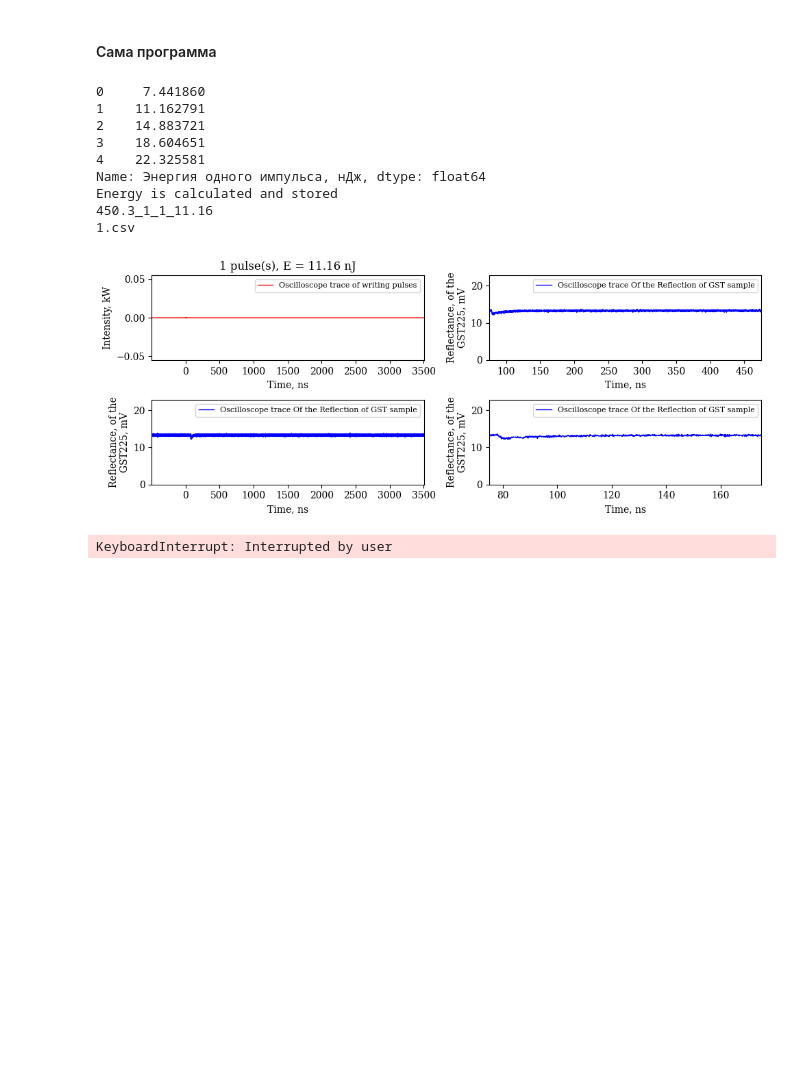
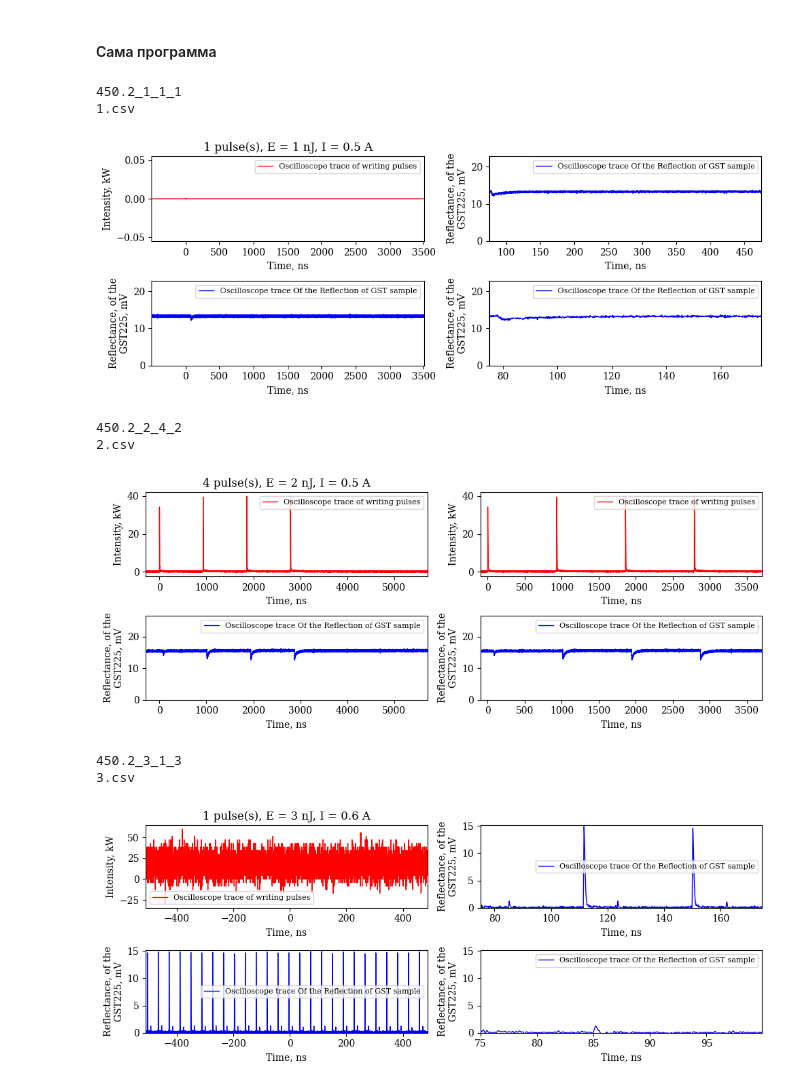
Before and after one commit to VladykaDarkness/Graph-Handler, a Jupyter notebook: graph_handler.ipynb, the cells around one changed output. Saved outputs shown, nothing was run; the diff lists cells and outputs as text; code cells hidden in the pictures; blank space fills up the shorter version.

Commit message:
Add current on graph

```diff
--- a/graph_handler.ipynb
+++ b/graph_handler.ipynb
@@ -13,13 +13,12 @@ from openpyxl.styles import Font
 from openpyxl import load_workbook
 from datetime import datetime
 
-sample = '450.3'
+sample = '450.2'
 file_name = 'parameters/' + sample + '.xlsx'
 today = datetime.now().strftime("%d.%m.%Y")
 
-df1 = pd.DataFrame(columns=['Shot',	'Ток накачки усилителя, А',	'Энергия, нДж',
-                           'Количество', 'Общая энергия, нДж', 'Спектр ЗГ',
-                           'Спектр ЗГ с усилением'])
+df1 = pd.DataFrame(columns=['Shot',	'Ток накачки усилителя, А', 'Количество',
+                            'Энергия, нДж',	'Общая энергия, нДж', 'Спектр ЗГ'])
 
 df2 = pd.DataFrame(columns=['Ток накачки усилителя, А',	'Выходная мощность после усилителя со скважностью ½, мВт',
                             'Энергия одного импульса, нДж',	'Расчетная энергия, нДж'])
@@ -81,8 +80,8 @@ import os
 import numpy as np
 import time
 import logging
-import win32com.client as win32
-import pythoncom
+# import win32com.client as win32
+# import pythoncom
 
 from watchdog.observers import Observer
 from watchdog.events import FileSystemEventHandler
@@ -123,7 +122,7 @@ def plot_graph(df, x, y, color_, label_, ylabel, xlabel, xlim1, xlim2):
     plt.legend(fontsize=8)
 
 
-def plot_graphics(df, pulses, energy, flag_pulse, peak, y_start, y_end, y_avg, y_max, time_width):
+def plot_graphics(df, pulses, energy, current, flag_pulse, peak, y_start, y_end, y_avg, y_max, time_width):
     plt.figure(figsize=(10, 4))
     plt.rcParams["font.family"] = "serif" # font
 
@@ -133,7 +132,7 @@ def plot_graphics(df, pulses, energy, flag_pulse, peak, y_start, y_end, y_avg, y
         label_='Oscilloscope trace of writing pulses',
         ylabel='Intensity, kW', xlabel='Time, ns',
         xlim1=df.iloc[0, 0]*1e9, xlim2=df.iloc[-1, 0]*1e9)
-    plt.title(label= f'{pulses} pulse(s), E = {energy} nJ')
+    plt.title(label= f'{pulses} pulse(s), E = {energy} nJ, I = {current} A')
 
 
     plt.subplot(2, 2, 3)
@@ -144,7 +143,7 @@ def plot_graphics(df, pulses, energy, flag_pulse, peak, y_start, y_end, y_avg, y
     plt.ylim(0, (y_max + y_avg*2/3 )*1e3)
 
 
-    # 2) Увеличение
+    # 2) Увеличение в 10 раз
     plt.subplot(2, 2, 2)
     if (flag_pulse=='one'):
         plot_graph(df, x='TIME', y='CH2, V', color_='blue',
@@ -157,10 +156,10 @@ def plot_graphics(df, pulses, energy, flag_pulse, peak, y_start, y_end, y_avg, y
         plot_graph(df, x='TIME', y='CH1, kW', color_='red',
             label_='Oscilloscope trace of writing pulses',
             ylabel='Intensity, kW', xlabel='Time, ns',
-            xlim1=df.iloc[0, 0]*1e9, xlim2=df.iloc[peak, 0]*1e9+926)
+            xlim1=-100, xlim2=df.iloc[peak, 0]*1e9+926)
 
 
-    # 3) Увеливение
+    # 3) Увеливение в 40 раз
     plt.subplot(2, 2, 4)
     if (flag_pulse=='one'):
         increase_ = 40
@@ -168,7 +167,7 @@ def plot_graphics(df, pulses, energy, flag_pulse, peak, y_start, y_end, y_avg, y
         xlim2_ = xlim1_ + time_width/increase_
 
     else:
-        xlim1_ = df.iloc[0, 0]*1e9
+        xlim1_ = -100
         xlim2_ = df.iloc[peak, 0]*1e9+926
 
     plot_graph(df, x='TIME', y='CH2, V', color_='blue',
@@ -310,7 +309,7 @@ def process_files(start_file):
     df_gen = pd.read_excel(general_file, sheet_name=today)
     col_index = df_gen.columns.get_loc('Общая энергия, нДж')
     df_gen = df_gen.iloc[:, :col_index+1]
-    approximation(df_gen)
+    # approximation(df_gen)
 
 
     start_index = csv_files.index(start_file) if start_file is not None else 0
@@ -335,6 +334,7 @@ def process_files(start_file):
         pulses = df_gen.loc[df_gen['Shot'] == num, 'Количество'].iloc[0]
         energy = round(df_gen.loc[df_gen['Shot'] == num,
                                 'Энергия, нДж'].iloc[0], 2)
+        current = df_gen.loc[df_gen['Shot'] == num, 'Ток накачки усилителя, А'].iloc[0]
 
         flag_pulse = 'many' if pulses > 1 else 'one'
 
@@ -362,12 +362,12 @@ def process_files(start_file):
         df['CH1, kW'] = df['CH1, V'] * k   # кВт
 
         print(file)
-        plot_graphics(df, pulses, energy, flag_pulse, peak, y_start, y_end, y_avg, y_max, time_width)
+        plot_graphics(df, pulses, energy, current, flag_pulse, peak, y_start, y_end, y_avg, y_max, time_width)
         plt.show()
 
         save = input('Save?(y or n): ')
         if(save == 'y'):
-            plot_graphics(df, pulses, energy, flag_pulse, peak, y_start, y_end, y_avg, y_max, time_width)
+            plot_graphics(df, pulses, energy, current, flag_pulse, peak, y_start, y_end, y_avg, y_max, time_width)
             save_files(save_name, df)
 
 
@@ -379,40 +379,38 @@ class NewFileHandler(FileSystemEventHandler):
         f = f.replace(dir, '')
         start_f = f
         csv_files.append(f)
         process_files(start_file=start_f)
 
 def wait_for_new_file(path):
     event_handler = NewFileHandler()
     observer = Observer()
     observer.schedule(event_handler, path, recursive=False)
     observer.start()
     try:
         while True:
             time.sleep(1)
     except KeyboardInterrupt:
         observer.stop()
     observer.join()
 
 ############################################## Конец функций
 
 # main
 create_dir()    # папочка для сохранения
 
 # ищем csv файлы в папке
 files = sorted(os.listdir(dir))
 csv_files = [file for file in files if (file.endswith('.csv'))]
 
 process_files(start_file)   # Закомментировать строку, если надо проигнорировать все имеющиеся файлы в папке
 wait_for_new_file(dir)  # ожидание новых файлов
 # %% [output]
-0     7.441860
-1    11.162791
-2    14.883721
-3    18.604651
-4    22.325581
-Name: Энергия одного импульса, нДж, dtype: float64
-Energy is calculated and stored
-450.3_1_1_11.16
+450.2_1_1_1
 1.csv
-[figure, old version]
+[figure, new version]
-KeyboardInterrupt: Interrupted by user
+450.2_2_4_2
+2.csv
+[figure, added]
+450.2_3_1_3
+3.csv
+[figure, added]
```
